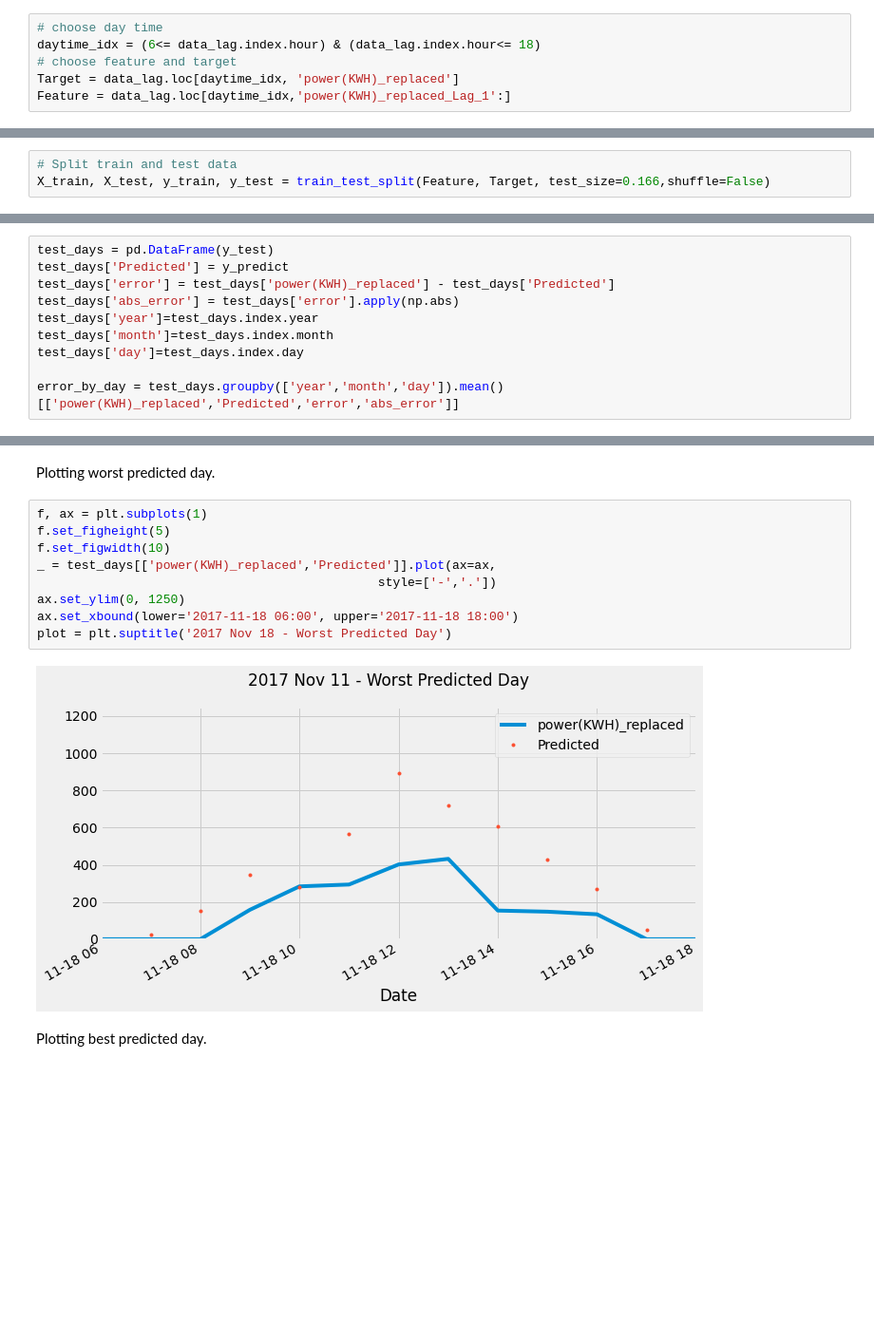
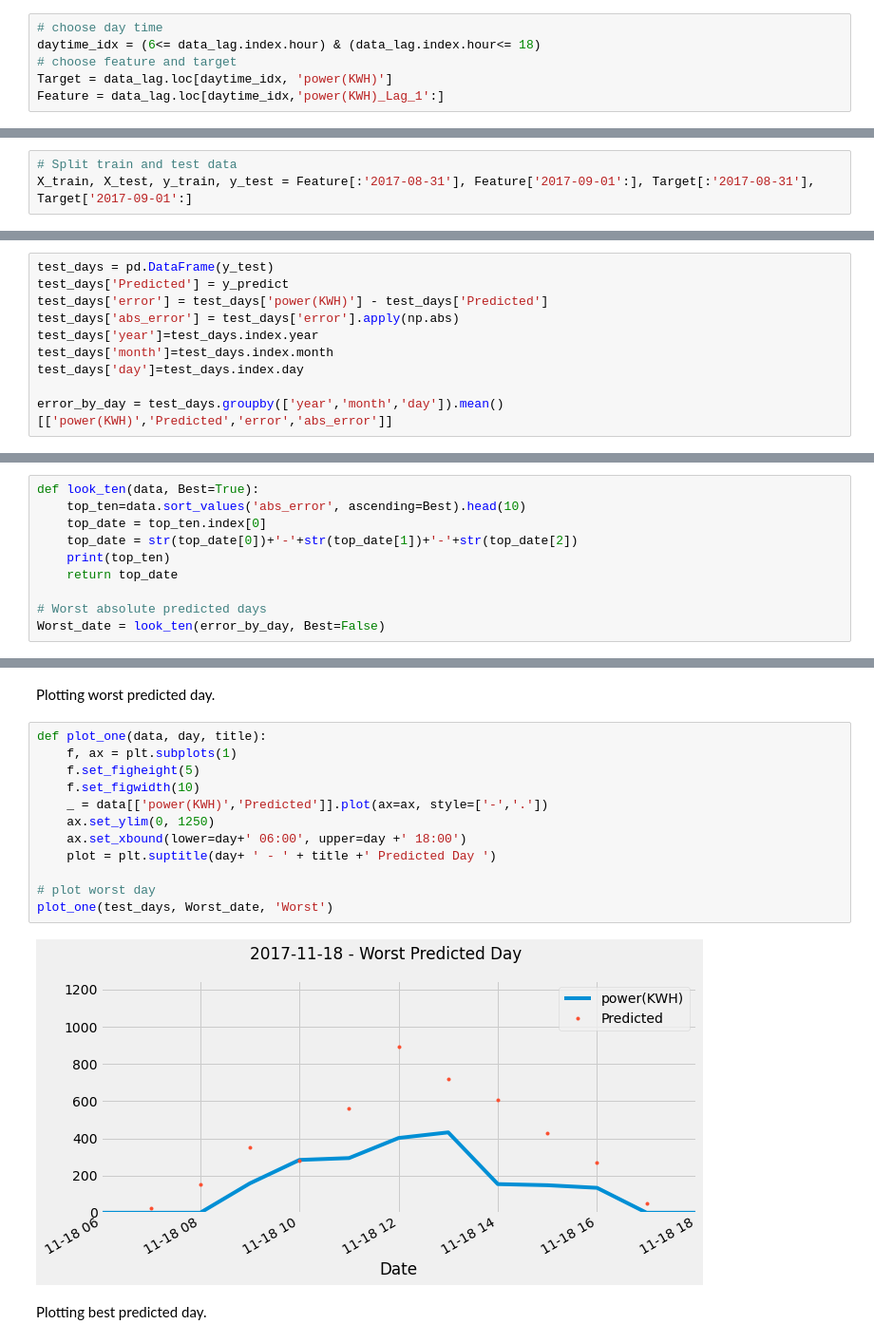
Before and after one commit to Eudyptla/Time-Series-PV-Forecast-, a Jupyter notebook: TaiChung_DE_Forecast_SVR.ipynb, the cells around one changed output, grey strips where cells are left out. Shown: that part at 95% size. Cells and saved outputs as stored; diff of their text form; blank space fills up the shorter version.

Commit message:
Update SVR Forecast.
1.Fix gramma error.
2.Fix typo error.
3.Use new cleaned data to train.
4.Remove old method.
5.Add best/worst function.

```diff
--- a/TaiChung_DE_Forecast_SVR.ipynb
+++ b/TaiChung_DE_Forecast_SVR.ipynb
@@ -115,8 +77,8 @@ Choose target and feature.
 # choose day time
 daytime_idx = (6<= data_lag.index.hour) & (data_lag.index.hour<= 18)
 # choose feature and target
-Target = data_lag.loc[daytime_idx, 'power(KWH)_replaced']
-Feature = data_lag.loc[daytime_idx,'power(KWH)_replaced_Lag_1':]
+Target = data_lag.loc[daytime_idx, 'power(KWH)']
+Feature = data_lag.loc[daytime_idx,'power(KWH)_Lag_1':]
 # %% [markdown]
 Generate morning and afternoon feature.
 # %%
@@ -152,6 +114,6 @@ Choose 16% data (last 4 month) to validation.
 # %%
 # Split train and test data
-X_train, X_test, y_train, y_test = train_test_split(Feature, Target, test_size=0.166,shuffle=False)
+X_train, X_test, y_train, y_test = Feature[:'2017-08-31'], Feature['2017-09-01':], Target[:'2017-08-31'], Target['2017-09-01':]
 # %% [markdown]
 # Tune Parameters
 
@@ -282,12 +247,12 @@ Coefficient of determination:0.9334
 # %%
 test_days = pd.DataFrame(y_test)
 test_days['Predicted'] = y_predict
-test_days['error'] = test_days['power(KWH)_replaced'] - test_days['Predicted']
+test_days['error'] = test_days['power(KWH)'] - test_days['Predicted']
 test_days['abs_error'] = test_days['error'].apply(np.abs)
 test_days['year']=test_days.index.year
 test_days['month']=test_days.index.month
 test_days['day']=test_days.index.day
 
-error_by_day = test_days.groupby(['year','month','day']).mean()[['power(KWH)_replaced','Predicted','error','abs_error']]
+error_by_day = test_days.groupby(['year','month','day']).mean()[['power(KWH)','Predicted','error','abs_error']]
 # %% [markdown]
 Looking worst predicted ten days.
@@ -309,0 +259,10 @@ error_by_day.sort_values('abs_error', ascending=False).head(10)
+# %%
+def look_ten(data, Best=True):
+    top_ten=data.sort_values('abs_error', ascending=Best).head(10)
+    top_date = top_ten.index[0]
+    top_date = str(top_date[0])+'-'+str(top_date[1])+'-'+str(top_date[2])
+    print(top_ten)
+    return top_date
+
+# Worst absolute predicted days
+Worst_date = look_ten(error_by_day, Best=False)
@@ -330,15 +302,18 @@ error_by_day.sort_values('abs_error', ascending=True).head(10)
 # %% [markdown]
 Plotting worst predicted day.
 # %%
-f, ax = plt.subplots(1)
-f.set_figheight(5)
-f.set_figwidth(10)
-_ = test_days[['power(KWH)_replaced','Predicted']].plot(ax=ax,
-                                              style=['-','.'])
-ax.set_ylim(0, 1250)
-ax.set_xbound(lower='2017-11-18 06:00', upper='2017-11-18 18:00')
-plot = plt.suptitle('2017 Nov 18 - Worst Predicted Day')
+def plot_one(data, day, title):
+    f, ax = plt.subplots(1)
+    f.set_figheight(5)
+    f.set_figwidth(10)
+    _ = data[['power(KWH)','Predicted']].plot(ax=ax, style=['-','.'])
+    ax.set_ylim(0, 1250)
+    ax.set_xbound(lower=day+' 06:00', upper=day +' 18:00')
+    plot = plt.suptitle(day+ ' - ' + title +' Predicted Day ')
+
+# plot worst day
+plot_one(test_days, Worst_date, 'Worst')
 # %% [output]
-[figure, old version]
+[figure, new version]
 # %% [markdown]
 Plotting best predicted day.
```
Also changed, not shown: parts of 17 cells of this notebook.
